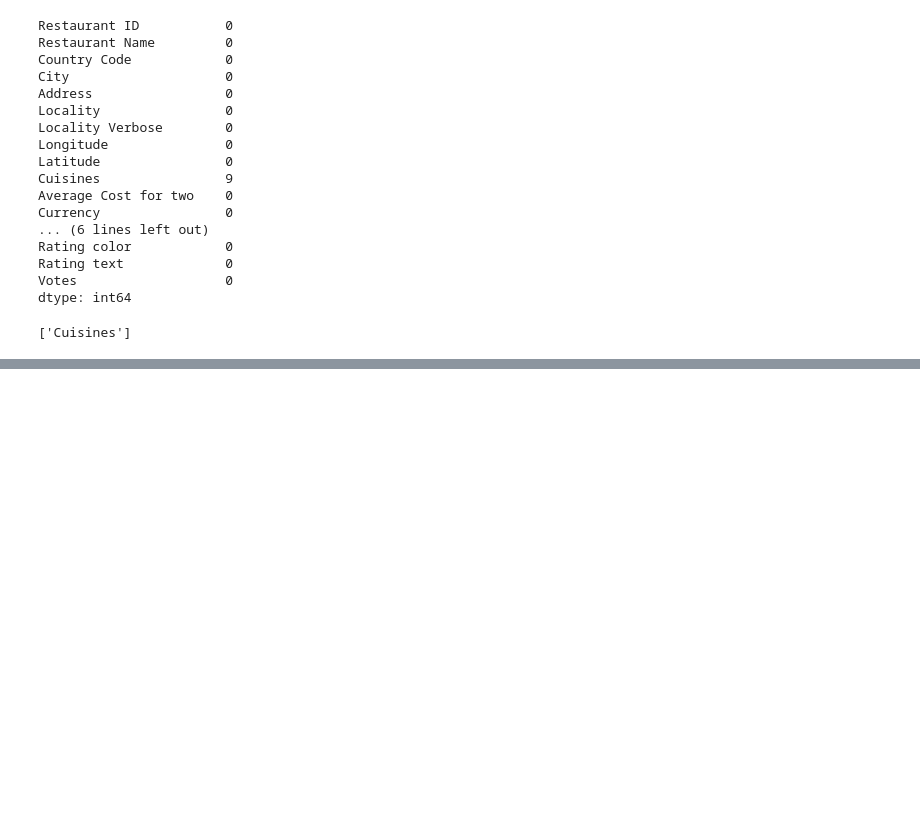
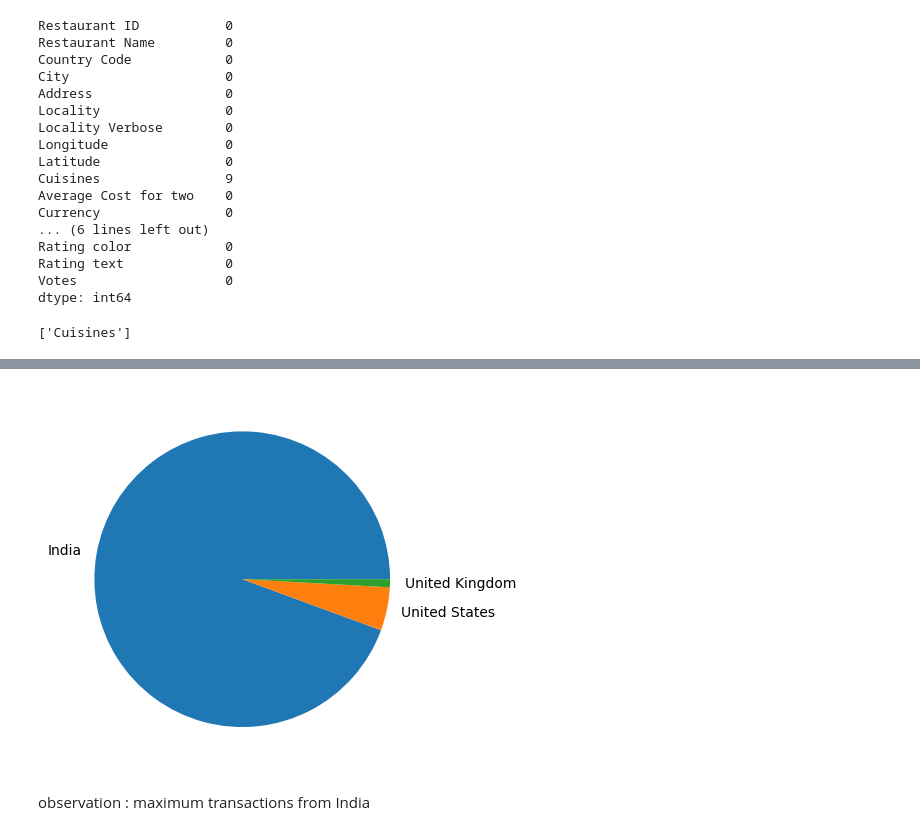
Before and after one commit to Damrukesh/EDA, a Jupyter notebook: book.ipynb, the cells around one changed output, grey strips where cells are left out. Drawn from its saved outputs; the diff is of its cells as text; code cells hidden in the pictures; blank space fills up the shorter version.

```diff
--- a/book.ipynb
+++ b/book.ipynb
@@ -86,2 +83,3 @@ sns.heatmap(df.isnull(),yticklabels=False,cbar=False,cmap='viridis')
 # %%
-final_df=pd.merge()
+df2=pd.read_excel('cc.xlsx')
+df2.head()
@@ -87,0 +93,13 @@ final_df=pd.merge()
+# %%
+fdf=pd.merge(df,df2,how='inner',on='Country Code')
+# %%
+indexes=fdf.Country.value_counts().index
+# %%
+values=fdf.Country.value_counts()
+# %%
+plt.pie(values[:3],labels=indexes[:3])
+plt.show()
+# %% [output]
+[figure, added]
+# %% [markdown]
+observation : maximum transactions from India
```
Also changed, not shown: parts of 4 cells of this notebook.
